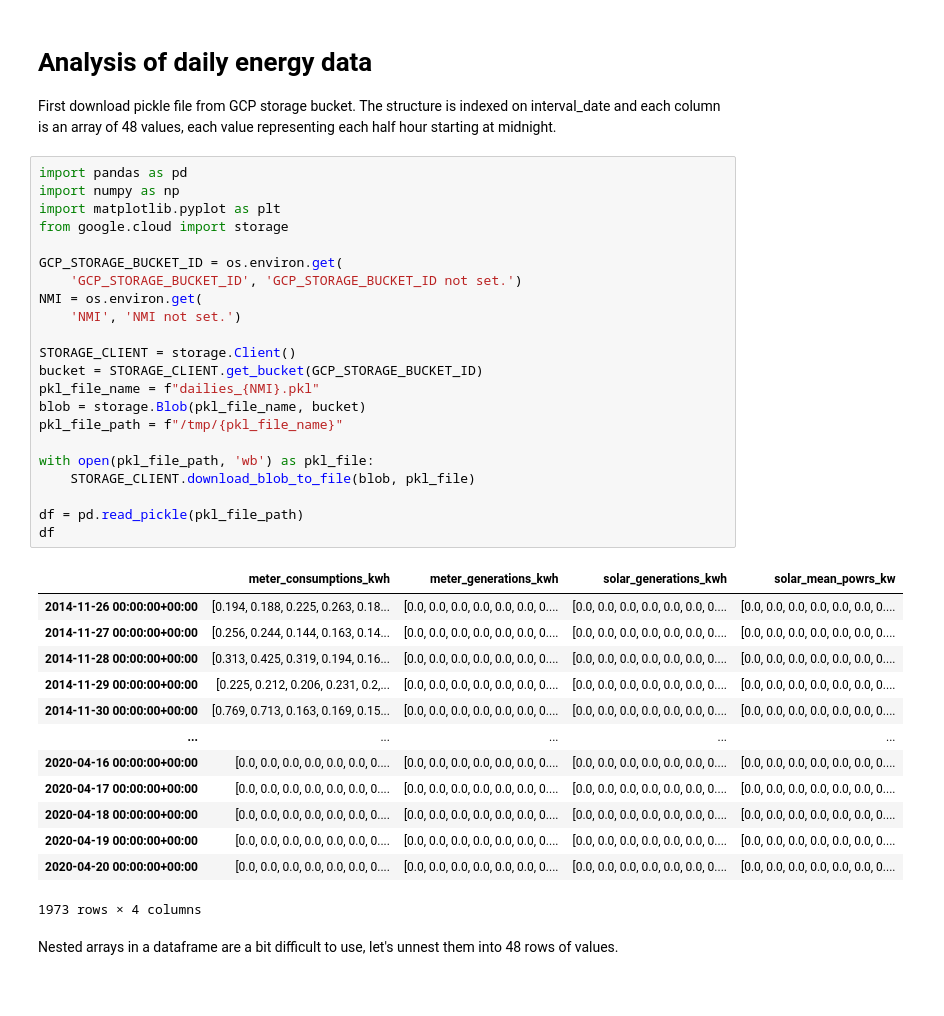
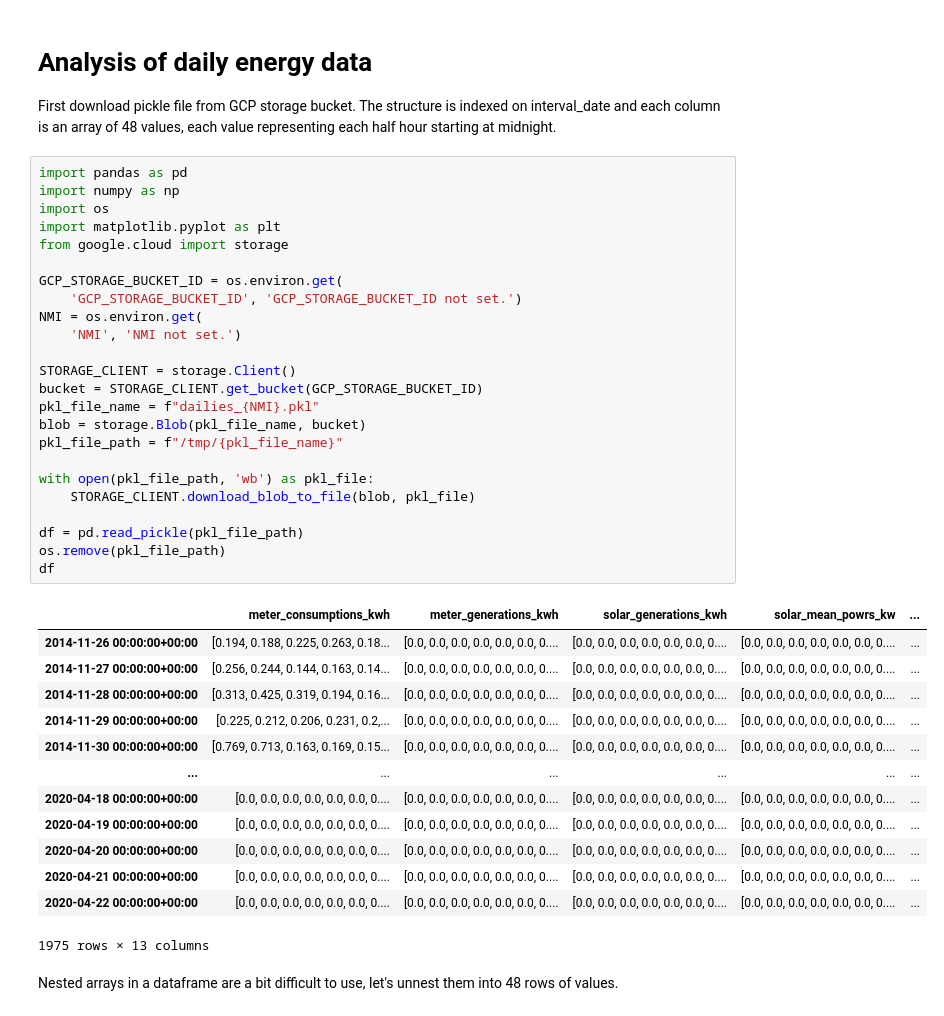
Before and after one commit to tommyli/home-energy, a Jupyter notebook: notebooks/dailies.ipynb, the cells around one changed output. Saved outputs shown, nothing was run; the diff lists cells and outputs as text.

```diff
--- a/notebooks/dailies.ipynb
+++ b/notebooks/dailies.ipynb
@@ -7,39 +7,41 @@ each half hour starting at midnight.
 # %%
 import pandas as pd
 import numpy as np
+import os
 import matplotlib.pyplot as plt
 from google.cloud import storage
 
 GCP_STORAGE_BUCKET_ID = os.environ.get(
     'GCP_STORAGE_BUCKET_ID', 'GCP_STORAGE_BUCKET_ID not set.')
 NMI = os.environ.get(
     'NMI', 'NMI not set.')
 
 STORAGE_CLIENT = storage.Client()
 bucket = STORAGE_CLIENT.get_bucket(GCP_STORAGE_BUCKET_ID)
 pkl_file_name = f"dailies_{NMI}.pkl"
 blob = storage.Blob(pkl_file_name, bucket)
 pkl_file_path = f"/tmp/{pkl_file_name}"
 
 with open(pkl_file_path, 'wb') as pkl_file:
     STORAGE_CLIENT.download_blob_to_file(blob, pkl_file)
 
 df = pd.read_pickle(pkl_file_path)
+os.remove(pkl_file_path)
 df
 # %% [output]
-|  | meter_consumptions_kwh | meter_generations_kwh | solar_generations_kwh | solar_mean_powrs_kw |
-| 2014-11-26 00:00:00+00:00 | [0.194, 0.188, 0.225, 0.263, 0.18... | [0.0, 0.0, 0.0, 0.0, 0.0, 0.0, 0.... | [0.0, 0.0, 0.0, 0.0, 0.0, 0.0, 0.... | [0.0, 0.0, 0.0, 0.0, 0.0, 0.0, 0.... |
-| 2014-11-27 00:00:00+00:00 | [0.256, 0.244, 0.144, 0.163, 0.14... | [0.0, 0.0, 0.0, 0.0, 0.0, 0.0, 0.... | [0.0, 0.0, 0.0, 0.0, 0.0, 0.0, 0.... | [0.0, 0.0, 0.0, 0.0, 0.0, 0.0, 0.... |
-| 2014-11-28 00:00:00+00:00 | [0.313, 0.425, 0.319, 0.194, 0.16... | [0.0, 0.0, 0.0, 0.0, 0.0, 0.0, 0.... | [0.0, 0.0, 0.0, 0.0, 0.0, 0.0, 0.... | [0.0, 0.0, 0.0, 0.0, 0.0, 0.0, 0.... |
-| 2014-11-29 00:00:00+00:00 | [0.225, 0.212, 0.206, 0.231, 0.2,... | [0.0, 0.0, 0.0, 0.0, 0.0, 0.0, 0.... | [0.0, 0.0, 0.0, 0.0, 0.0, 0.0, 0.... | [0.0, 0.0, 0.0, 0.0, 0.0, 0.0, 0.... |
-| 2014-11-30 00:00:00+00:00 | [0.769, 0.713, 0.163, 0.169, 0.15... | [0.0, 0.0, 0.0, 0.0, 0.0, 0.0, 0.... | [0.0, 0.0, 0.0, 0.0, 0.0, 0.0, 0.... | [0.0, 0.0, 0.0, 0.0, 0.0, 0.0, 0.... |
-| ... | ... | ... | ... | ... |
-| 2020-04-16 00:00:00+00:00 | [0.0, 0.0, 0.0, 0.0, 0.0, 0.0, 0.... | [0.0, 0.0, 0.0, 0.0, 0.0, 0.0, 0.... | [0.0, 0.0, 0.0, 0.0, 0.0, 0.0, 0.... | [0.0, 0.0, 0.0, 0.0, 0.0, 0.0, 0.... |
-| 2020-04-17 00:00:00+00:00 | [0.0, 0.0, 0.0, 0.0, 0.0, 0.0, 0.... | [0.0, 0.0, 0.0, 0.0, 0.0, 0.0, 0.... | [0.0, 0.0, 0.0, 0.0, 0.0, 0.0, 0.... | [0.0, 0.0, 0.0, 0.0, 0.0, 0.0, 0.... |
-| 2020-04-18 00:00:00+00:00 | [0.0, 0.0, 0.0, 0.0, 0.0, 0.0, 0.... | [0.0, 0.0, 0.0, 0.0, 0.0, 0.0, 0.... | [0.0, 0.0, 0.0, 0.0, 0.0, 0.0, 0.... | [0.0, 0.0, 0.0, 0.0, 0.0, 0.0, 0.... |
-| 2020-04-19 00:00:00+00:00 | [0.0, 0.0, 0.0, 0.0, 0.0, 0.0, 0.... | [0.0, 0.0, 0.0, 0.0, 0.0, 0.0, 0.... | [0.0, 0.0, 0.0, 0.0, 0.0, 0.0, 0.... | [0.0, 0.0, 0.0, 0.0, 0.0, 0.0, 0.... |
-| 2020-04-20 00:00:00+00:00 | [0.0, 0.0, 0.0, 0.0, 0.0, 0.0, 0.... | [0.0, 0.0, 0.0, 0.0, 0.0, 0.0, 0.... | [0.0, 0.0, 0.0, 0.0, 0.0, 0.0, 0.... | [0.0, 0.0, 0.0, 0.0, 0.0, 0.0, 0.... |
+|  | meter_consumptions_kwh | meter_generations_kwh | solar_generations_kwh | solar_mean_powrs_kw | ... |
+| 2014-11-26 00:00:00+00:00 | [0.194, 0.188, 0.225, 0.263, 0.18... | [0.0, 0.0, 0.0, 0.0, 0.0, 0.0, 0.... | [0.0, 0.0, 0.0, 0.0, 0.0, 0.0, 0.... | [0.0, 0.0, 0.0, 0.0, 0.0, 0.0, 0.... | ... |
+| 2014-11-27 00:00:00+00:00 | [0.256, 0.244, 0.144, 0.163, 0.14... | [0.0, 0.0, 0.0, 0.0, 0.0, 0.0, 0.... | [0.0, 0.0, 0.0, 0.0, 0.0, 0.0, 0.... | [0.0, 0.0, 0.0, 0.0, 0.0, 0.0, 0.... | ... |
+| 2014-11-28 00:00:00+00:00 | [0.313, 0.425, 0.319, 0.194, 0.16... | [0.0, 0.0, 0.0, 0.0, 0.0, 0.0, 0.... | [0.0, 0.0, 0.0, 0.0, 0.0, 0.0, 0.... | [0.0, 0.0, 0.0, 0.0, 0.0, 0.0, 0.... | ... |
+| 2014-11-29 00:00:00+00:00 | [0.225, 0.212, 0.206, 0.231, 0.2,... | [0.0, 0.0, 0.0, 0.0, 0.0, 0.0, 0.... | [0.0, 0.0, 0.0, 0.0, 0.0, 0.0, 0.... | [0.0, 0.0, 0.0, 0.0, 0.0, 0.0, 0.... | ... |
+| 2014-11-30 00:00:00+00:00 | [0.769, 0.713, 0.163, 0.169, 0.15... | [0.0, 0.0, 0.0, 0.0, 0.0, 0.0, 0.... | [0.0, 0.0, 0.0, 0.0, 0.0, 0.0, 0.... | [0.0, 0.0, 0.0, 0.0, 0.0, 0.0, 0.... | ... |
+| ... | ... | ... | ... | ... | ... |
+| 2020-04-18 00:00:00+00:00 | [0.0, 0.0, 0.0, 0.0, 0.0, 0.0, 0.... | [0.0, 0.0, 0.0, 0.0, 0.0, 0.0, 0.... | [0.0, 0.0, 0.0, 0.0, 0.0, 0.0, 0.... | [0.0, 0.0, 0.0, 0.0, 0.0, 0.0, 0.... | ... |
+| 2020-04-19 00:00:00+00:00 | [0.0, 0.0, 0.0, 0.0, 0.0, 0.0, 0.... | [0.0, 0.0, 0.0, 0.0, 0.0, 0.0, 0.... | [0.0, 0.0, 0.0, 0.0, 0.0, 0.0, 0.... | [0.0, 0.0, 0.0, 0.0, 0.0, 0.0, 0.... | ... |
+| 2020-04-20 00:00:00+00:00 | [0.0, 0.0, 0.0, 0.0, 0.0, 0.0, 0.... | [0.0, 0.0, 0.0, 0.0, 0.0, 0.0, 0.... | [0.0, 0.0, 0.0, 0.0, 0.0, 0.0, 0.... | [0.0, 0.0, 0.0, 0.0, 0.0, 0.0, 0.... | ... |
+| 2020-04-21 00:00:00+00:00 | [0.0, 0.0, 0.0, 0.0, 0.0, 0.0, 0.... | [0.0, 0.0, 0.0, 0.0, 0.0, 0.0, 0.... | [0.0, 0.0, 0.0, 0.0, 0.0, 0.0, 0.... | [0.0, 0.0, 0.0, 0.0, 0.0, 0.0, 0.... | ... |
+| 2020-04-22 00:00:00+00:00 | [0.0, 0.0, 0.0, 0.0, 0.0, 0.0, 0.... | [0.0, 0.0, 0.0, 0.0, 0.0, 0.0, 0.... | [0.0, 0.0, 0.0, 0.0, 0.0, 0.0, 0.... | [0.0, 0.0, 0.0, 0.0, 0.0, 0.0, 0.... | ... |
-1973 rows × 4 columns
+1975 rows × 13 columns
 # %% [markdown]
 Nested arrays in a dataframe are a bit difficult to use, let's
 unnest them into 48 rows of values.
```
Also changed, not shown: parts of 5 cells of this notebook, 2 other files.
